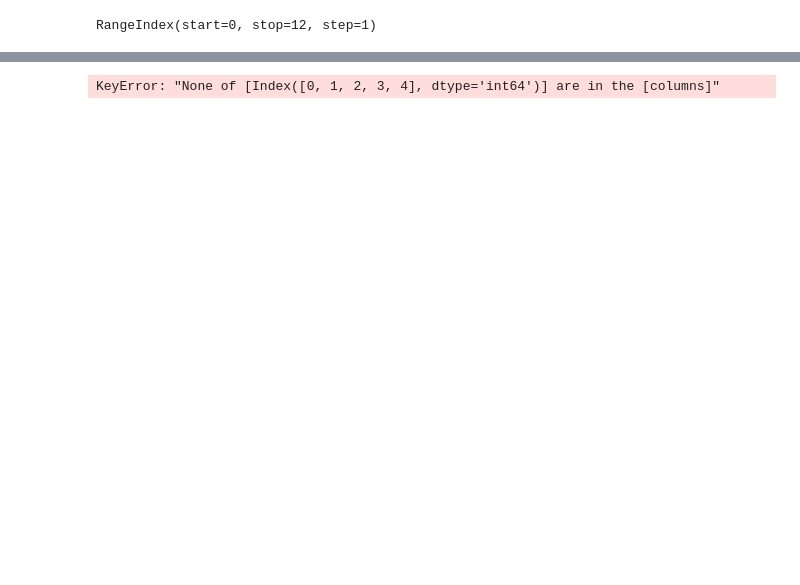
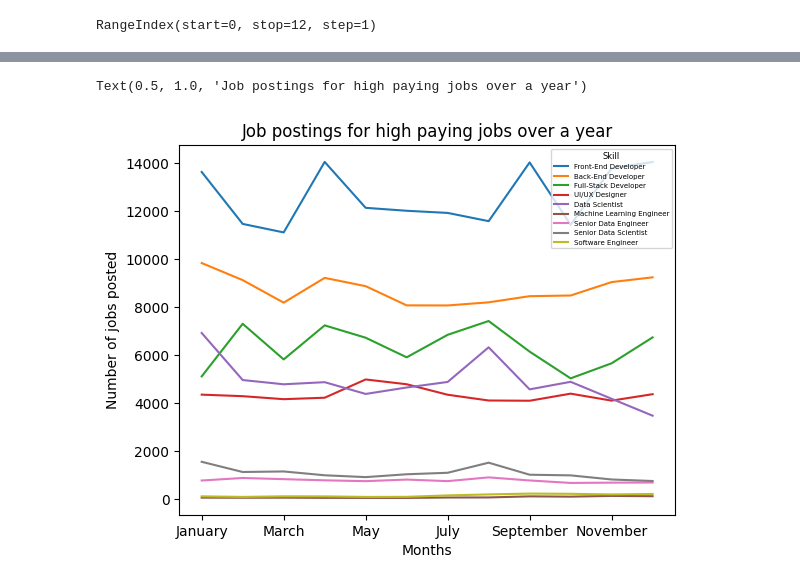
Before and after one commit to aksnakbar/job-market-analysis, a Jupyter notebook: project/practice_EDA/trends_highpayingjobs.ipynb, the cells around one changed output, grey strips where cells are left out. Drawn from its saved outputs; the diff is of its cells as text; code cells hidden in the pictures; blank space fills up the shorter version.

```diff
--- a/project/practice_EDA/trends_highpayingjobs.ipynb
+++ b/project/practice_EDA/trends_highpayingjobs.ipynb
@@ -137,11 +149,16 @@ UFuncTypeError: ufunc 'greater' did not contain a loop with signature matching t
 # %%
 import matplotlib.pyplot as plt
 
+#top_5 = df_combined.sum().sort_values(ascending=False).head(5).index
+
+top_5=df_combined.columns[:5]
+top_5=top_5.tolist()
 df_combined[top_5].set_index('job_posted_month')
 df_combined.plot(x='job_posted_month',kind='line')
 plt.legend(title='Skill', loc='upper right', fontsize=5, title_fontsize=6)
 plt.ylabel('Number of jobs posted')
 plt.xlabel('Months')
 plt.title('Job postings for high paying jobs over a year')
 # %% [output]
-KeyError: "None of [Index([0, 1, 2, 3, 4], dtype='int64')] are in the [columns]"
+Text(0.5, 1.0, 'Job postings for high paying jobs over a year')
+[figure, added]
```
Also changed, not shown: parts of 1 cell of this notebook, 1 other file.
